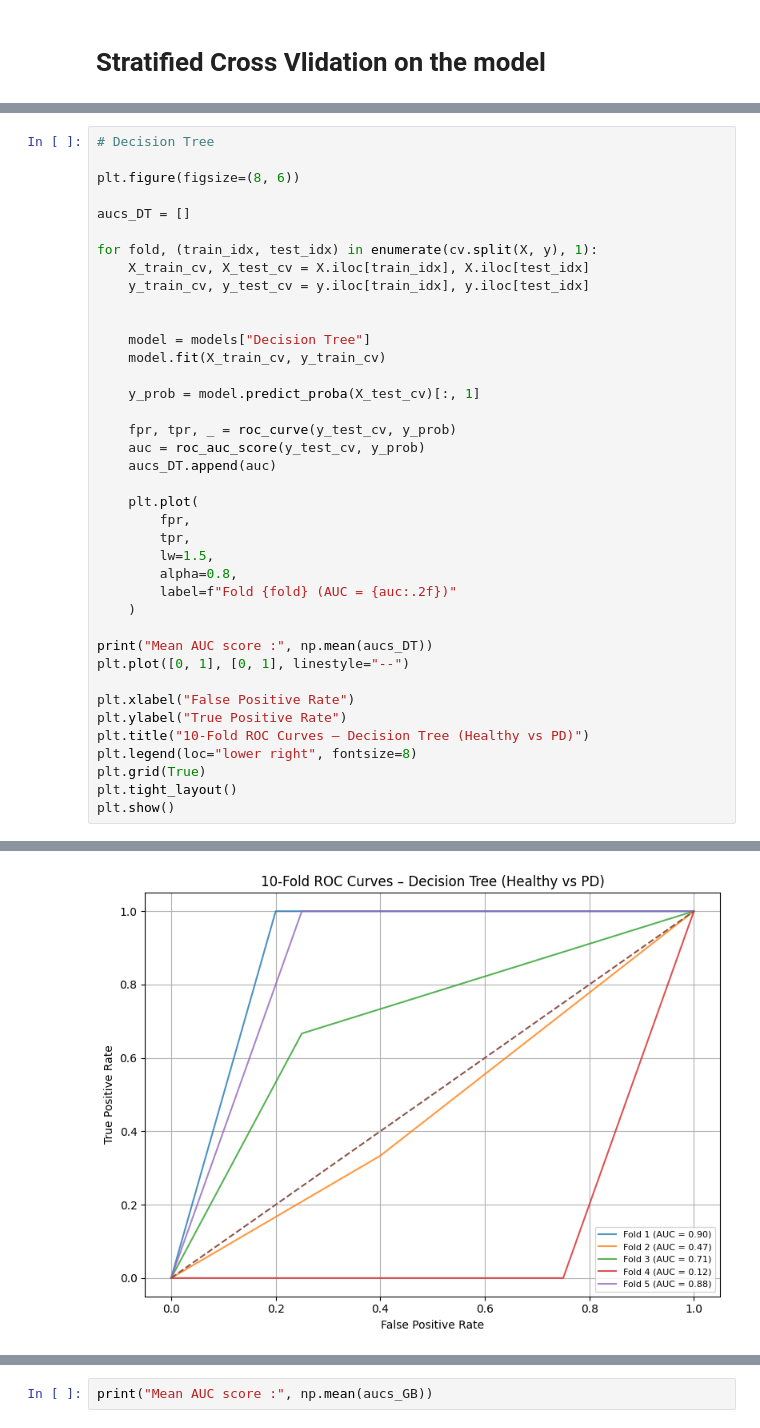
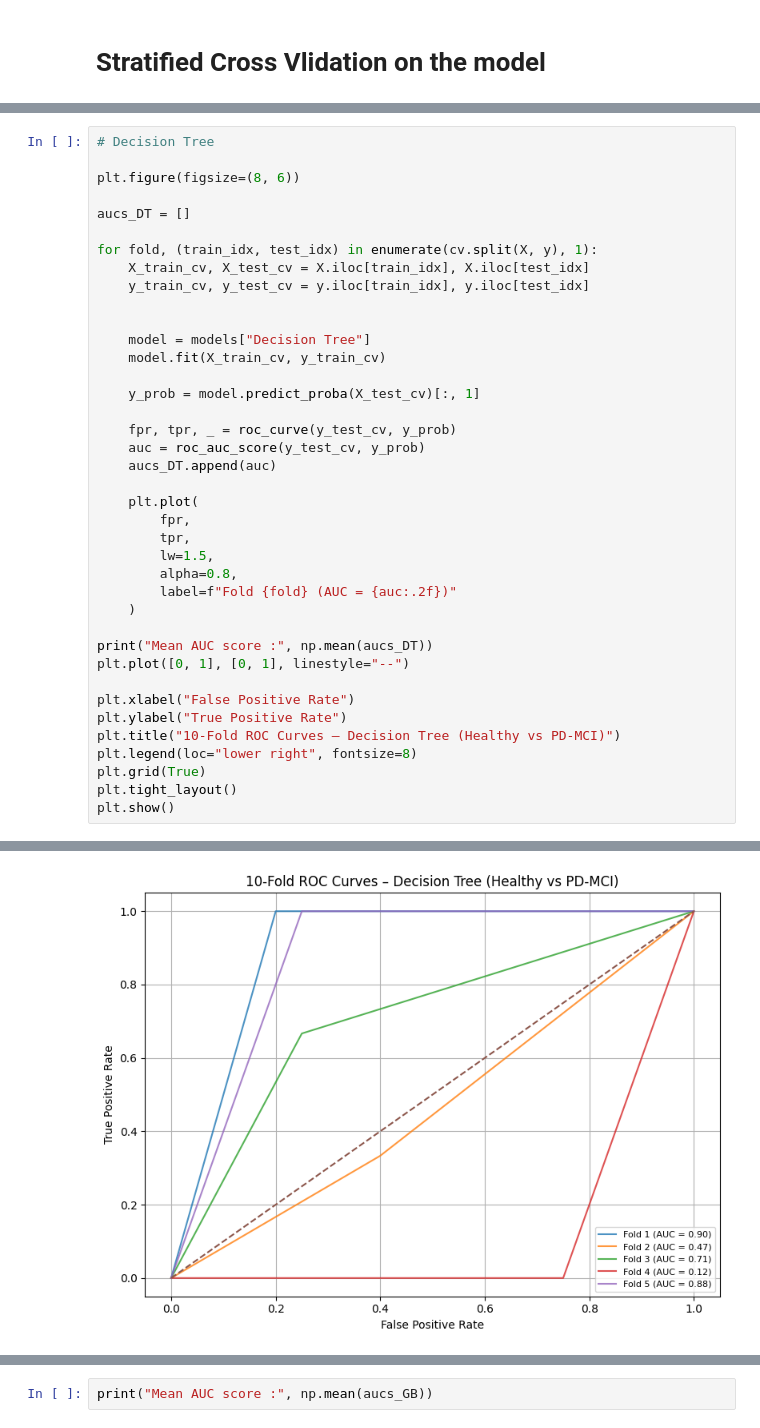
Before and after one commit to barsa98/Parkinsons_Cognitive_Spectrum, a Jupyter notebook: 4. Parkinson's(HealthyvsPD-MCI).ipynb, the cells around one changed output, grey strips where cells are left out. Cells and saved outputs as stored; diff of their text form.

```diff
--- a/4. Parkinson's(HealthyvsPD-MCI).ipynb
+++ b/4. Parkinson's(HealthyvsPD-MCI).ipynb
@@ -494,35 +494,35 @@ for fold, (train_idx, test_idx) in enumerate(cv.split(X, y), 1):
 
 
     model = models["Decision Tree"]
     model.fit(X_train_cv, y_train_cv)
 
     y_prob = model.predict_proba(X_test_cv)[:, 1]
 
     fpr, tpr, _ = roc_curve(y_test_cv, y_prob)
     auc = roc_auc_score(y_test_cv, y_prob)
     aucs_DT.append(auc)
 
     plt.plot(
         fpr,
         tpr,
         lw=1.5,
         alpha=0.8,
         label=f"Fold {fold} (AUC = {auc:.2f})"
     )
 
 print("Mean AUC score :", np.mean(aucs_DT))
 plt.plot([0, 1], [0, 1], linestyle="--")
 
 plt.xlabel("False Positive Rate")
 plt.ylabel("True Positive Rate")
-plt.title("10-Fold ROC Curves – Decision Tree (Healthy vs PD)")
+plt.title("10-Fold ROC Curves – Decision Tree (Healthy vs PD-MCI)")
 plt.legend(loc="lower right", fontsize=8)
 plt.grid(True)
 plt.tight_layout()
 plt.show()
 # %% [output]
 Mean AUC score : 0.615
-[figure, old version]
+[figure, new version]
 # %%
 plt.figure(figsize=(8, 6))
 
```
Also changed, not shown: parts of 49 cells of this notebook.
